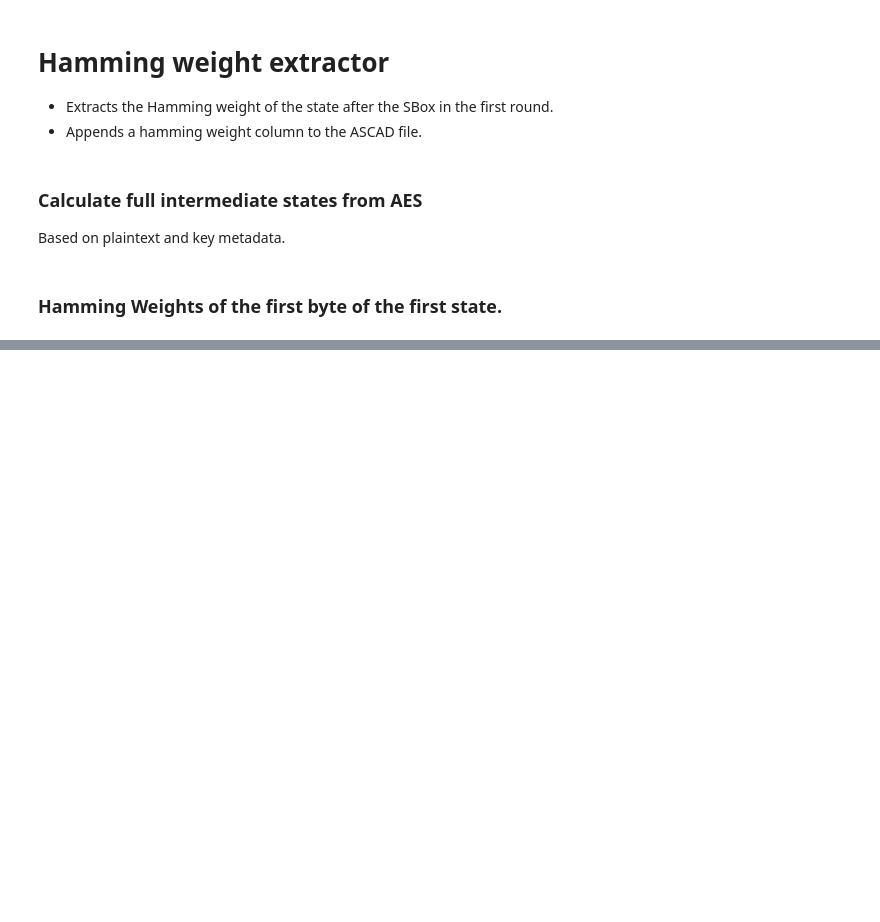
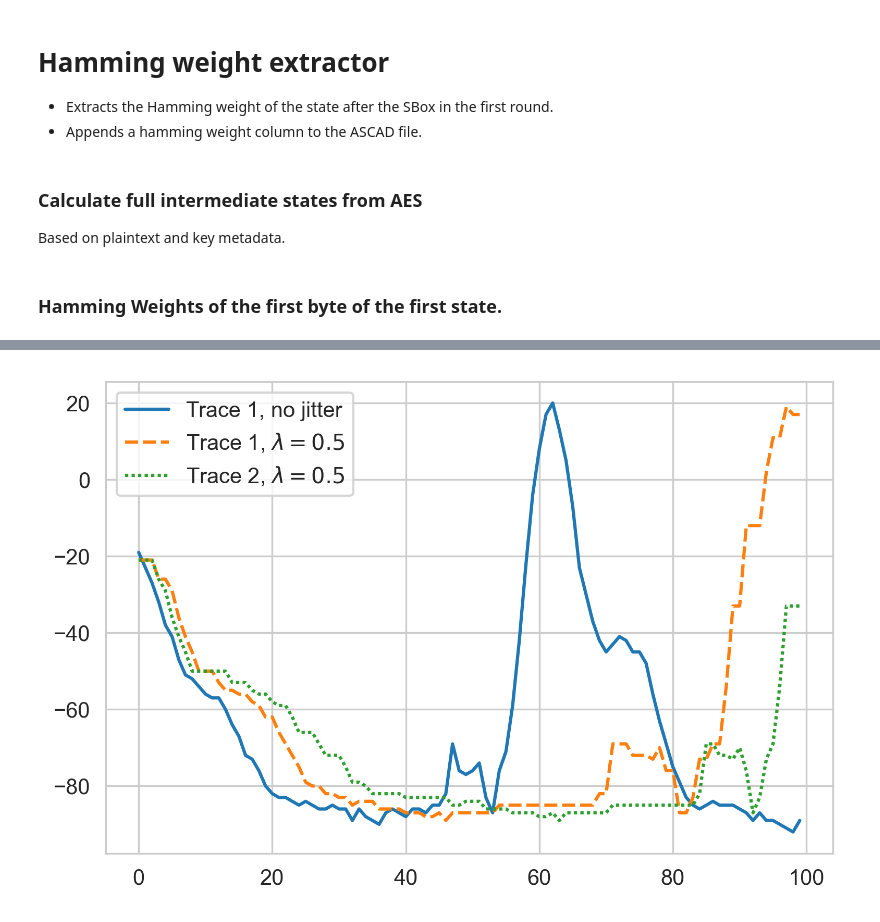
Before and after one commit to ccberg/LA, a Jupyter notebook: books/preprocess/ascad.ipynb, the cells around one changed output, grey strips where cells are left out. Saved outputs shown, nothing was run; the diff lists cells and outputs as text; code cells hidden in the pictures; blank space fills up the shorter version.

Commit message:
Minor graph update to Ascad prprocess notebook

```diff
--- a/books/preprocess/ascad.ipynb
+++ b/books/preprocess/ascad.ipynb
@@ -107,11 +110,13 @@ for param in JITTER_PARAMS:
 # %%
 EXAMPLE = TraceSet(Database.ascad, Pollution(PollutionType.jitter, 1))
 f = EXAMPLE.open('r')
 
 sns.lineplot(data={
-    "no jitter": profile_traces[0, :100],
-    "jitter 0.5": np.array(f["profile"]["traces"])[0, :100],
-    "Trace 2": np.array(f["profile"]["traces"])[1, :100],
+    "Trace 1, no jitter": profile_traces[0, :100],
+    "Trace 1, $\lambda = 0.5$": np.array(f["profile"]["traces"])[0, :100],
+    "Trace 2, $\lambda = 0.5$": np.array(f["profile"]["traces"])[1, :100],
 })
 
 EXAMPLE.close()
+# %% [output]
+[figure, added]
```
Also changed, not shown: parts of 1 cell of this notebook.
